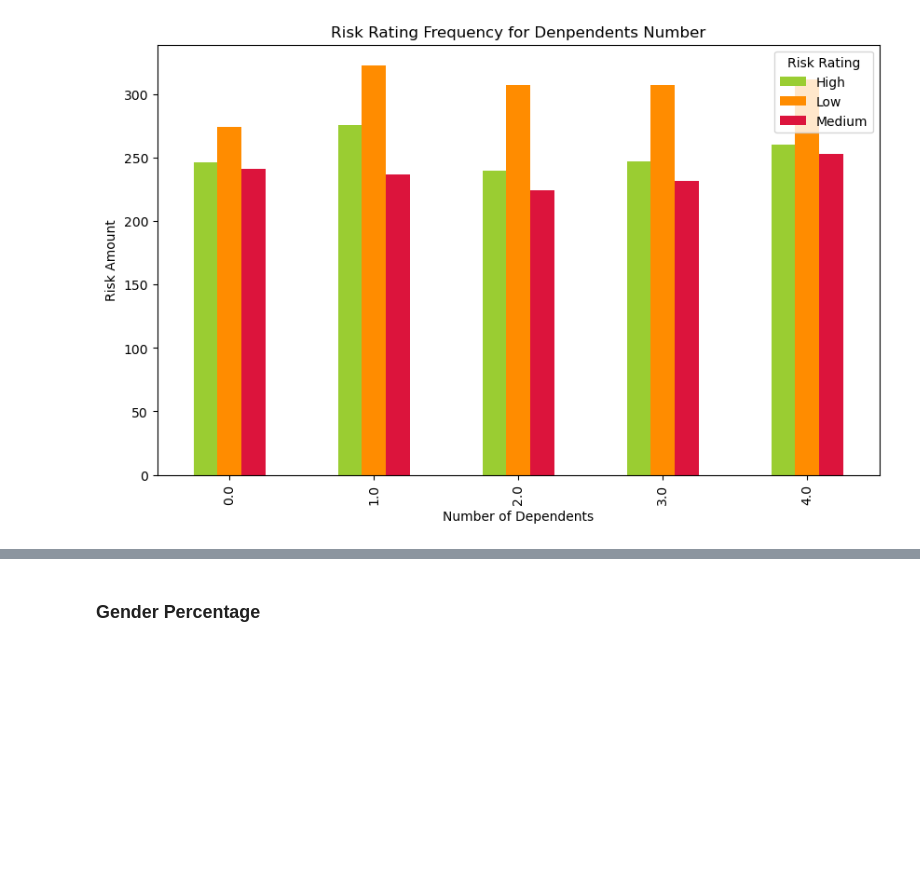
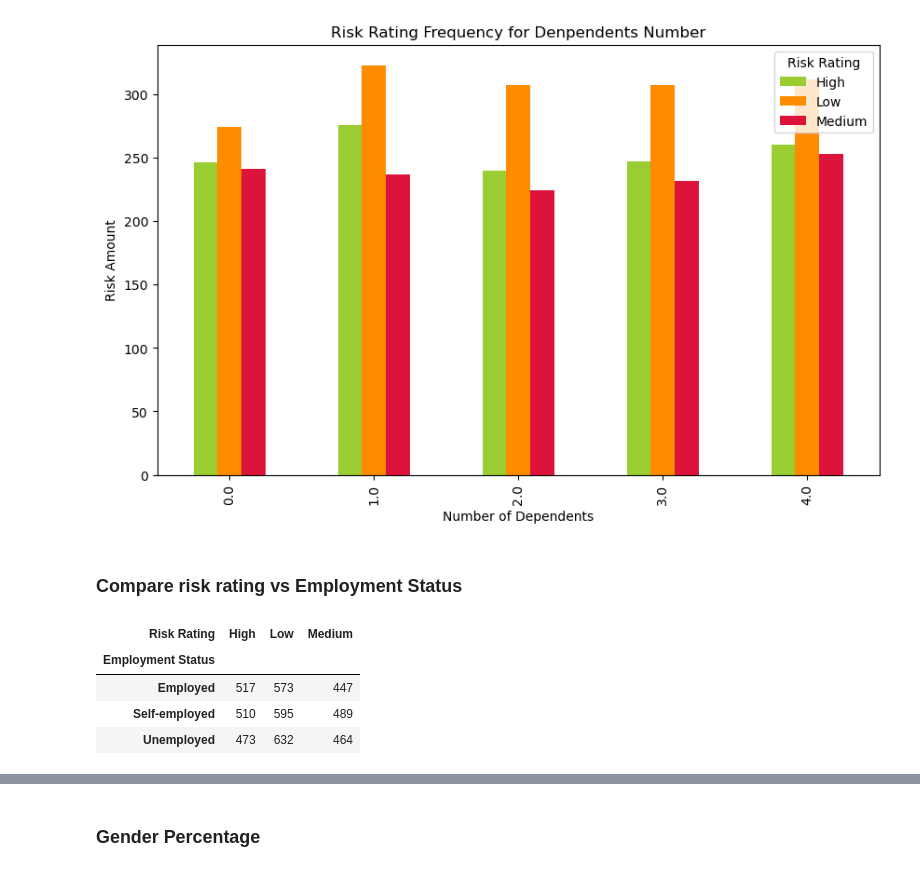
Before and after one commit to thiyaraPG/financial_risk_predictor, a Jupyter notebook: Financial_Risk.ipynb, the cells around one changed output, grey strips where cells are left out. Drawn from its saved outputs; the diff is of its cells as text; code cells hidden in the pictures; blank space fills up the shorter version.

```diff
--- a/Financial_Risk.ipynb
+++ b/Financial_Risk.ipynb
@@ -226,3 +226,13 @@ plt.title("Risk Rating Frequency for Denpendents Number")
 plt.ylabel("Risk Amount");
 # %% [output]
 [figure]
+# %% [markdown]
+### Compare risk rating vs Employment Status
+# %%
+pd.crosstab(dataset["Employment Status"], dataset["Risk Rating"])
+# %% [output]
+| Risk Rating | High | Low | Medium |
+| Employment Status |  |  |  |
+| Employed | 517 | 573 | 447 |
+| Self-employed | 510 | 595 | 489 |
+| Unemployed | 473 | 632 | 464 |
```
Also changed, not shown: parts of 1 cell of this notebook, 1 other file.
